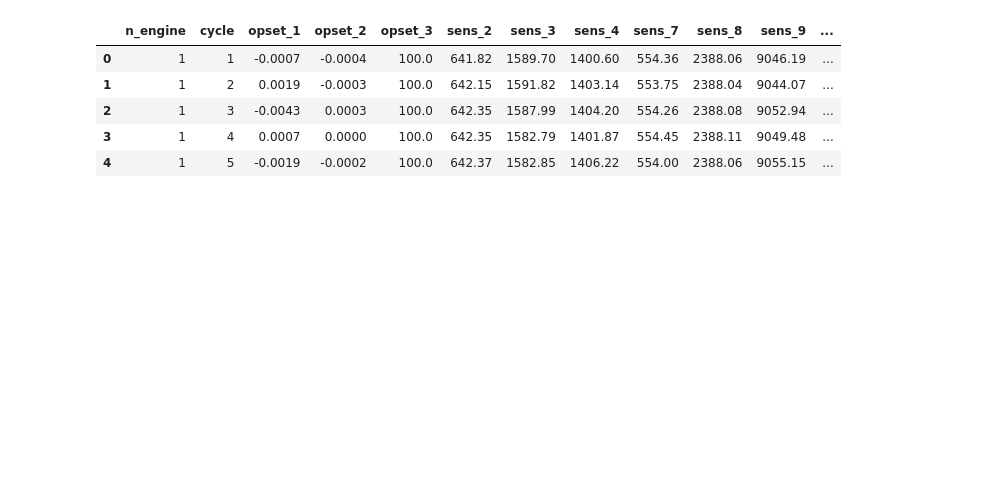
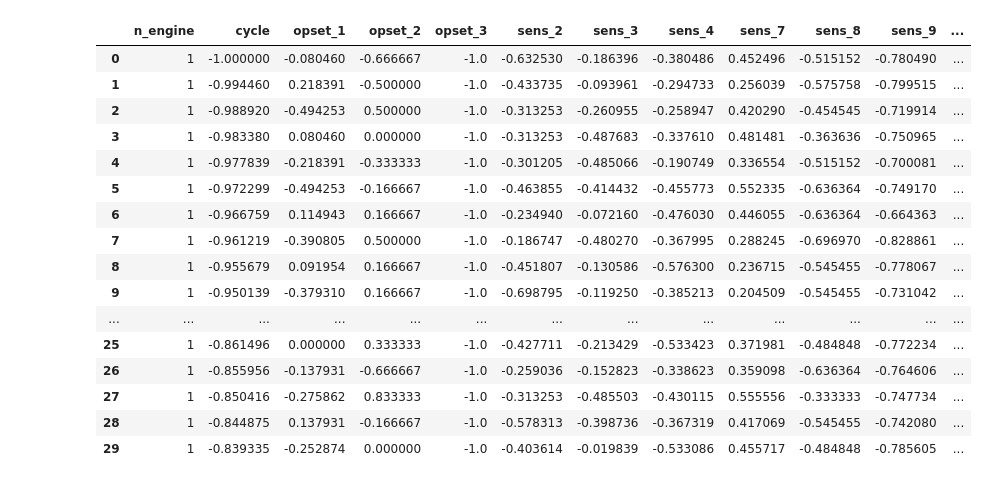
Before and after one commit to farayal/memoria_turbofan, a Jupyter notebook: turbofan.ipynb, the cells around one changed output. Saved outputs shown, nothing was run; the diff lists cells and outputs as text; code cells hidden in the pictures; blank space fills up the shorter version.

```diff
--- a/turbofan.ipynb
+++ b/turbofan.ipynb
@@ -16,7 +16,6 @@ df.columns = (["n_engine","cycle","opset_1","opset_2","opset_3",
 df = df.drop(['sens_1','sens_5','sens_6','sens_10','sens_16','sens_18','sens_19'],axis=1)
 # %%
 #Agregada variable RUL
-
 RUL_temp=np.zeros(0)
 for i in range(1,df['n_engine'].max() + 1):
     minus = np.linspace(1,df[df['n_engine']==i]['cycle'].max(),df[df['n_engine']==i]['cycle'].max())
@@ -24,13 +23,26 @@ for i in range(1,df['n_engine'].max() + 1):
     RUL_temp = np.append(RUL_temp,RUL_engine-minus)
 df['RUL'] = RUL_temp
 df['RUL'] = df['RUL'].astype(int)
+scaler = MinMaxScaler(feature_range=(-1,1))
+df[df.columns[1:19]]= scaler.fit_transform(df[df.columns[1:19]])
-# %%
-df.head()
-# %% [output]
-|  | n_engine | cycle | opset_1 | opset_2 | opset_3 | sens_2 | sens_3 | sens_4 | sens_7 | sens_8 | sens_9 | ... |
-| 0 | 1 | 1 | -0.0007 | -0.0004 | 100.0 | 641.82 | 1589.70 | 1400.60 | 554.36 | 2388.06 | 9046.19 | ... |
-| 1 | 1 | 2 | 0.0019 | -0.0003 | 100.0 | 642.15 | 1591.82 | 1403.14 | 553.75 | 2388.04 | 9044.07 | ... |
-| 2 | 1 | 3 | -0.0043 | 0.0003 | 100.0 | 642.35 | 1587.99 | 1404.20 | 554.26 | 2388.08 | 9052.94 | ... |
-| 3 | 1 | 4 | 0.0007 | 0.0000 | 100.0 | 642.35 | 1582.79 | 1401.87 | 554.45 | 2388.11 | 9049.48 | ... |
-| 4 | 1 | 5 | -0.0019 | -0.0002 | 100.0 | 642.37 | 1582.85 | 1406.22 | 554.00 | 2388.06 | 9055.15 | ... |
+# %%
+df.iloc[0:30][:]
+# %% [output]
+|  | n_engine | cycle | opset_1 | opset_2 | opset_3 | sens_2 | sens_3 | sens_4 | sens_7 | sens_8 | sens_9 | ... |
+| 0 | 1 | -1.000000 | -0.080460 | -0.666667 | -1.0 | -0.632530 | -0.186396 | -0.380486 | 0.452496 | -0.515152 | -0.780490 | ... |
+| 1 | 1 | -0.994460 | 0.218391 | -0.500000 | -1.0 | -0.433735 | -0.093961 | -0.294733 | 0.256039 | -0.575758 | -0.799515 | ... |
+| 2 | 1 | -0.988920 | -0.494253 | 0.500000 | -1.0 | -0.313253 | -0.260955 | -0.258947 | 0.420290 | -0.454545 | -0.719914 | ... |
+| 3 | 1 | -0.983380 | 0.080460 | 0.000000 | -1.0 | -0.313253 | -0.487683 | -0.337610 | 0.481481 | -0.363636 | -0.750965 | ... |
+| 4 | 1 | -0.977839 | -0.218391 | -0.333333 | -1.0 | -0.301205 | -0.485066 | -0.190749 | 0.336554 | -0.515152 | -0.700081 | ... |
+| 5 | 1 | -0.972299 | -0.494253 | -0.166667 | -1.0 | -0.463855 | -0.414432 | -0.455773 | 0.552335 | -0.636364 | -0.749170 | ... |
+| 6 | 1 | -0.966759 | 0.114943 | 0.166667 | -1.0 | -0.234940 | -0.072160 | -0.476030 | 0.446055 | -0.636364 | -0.664363 | ... |
+| 7 | 1 | -0.961219 | -0.390805 | 0.500000 | -1.0 | -0.186747 | -0.480270 | -0.367995 | 0.288245 | -0.696970 | -0.828861 | ... |
+| 8 | 1 | -0.955679 | 0.091954 | 0.166667 | -1.0 | -0.451807 | -0.130586 | -0.576300 | 0.236715 | -0.545455 | -0.778067 | ... |
+| 9 | 1 | -0.950139 | -0.379310 | 0.166667 | -1.0 | -0.698795 | -0.119250 | -0.385213 | 0.204509 | -0.545455 | -0.731042 | ... |
+| ... | ... | ... | ... | ... | ... | ... | ... | ... | ... | ... | ... | ... |
+| 25 | 1 | -0.861496 | 0.000000 | 0.333333 | -1.0 | -0.427711 | -0.213429 | -0.533423 | 0.371981 | -0.484848 | -0.772234 | ... |
+| 26 | 1 | -0.855956 | -0.137931 | -0.666667 | -1.0 | -0.259036 | -0.152823 | -0.338623 | 0.359098 | -0.636364 | -0.764606 | ... |
+| 27 | 1 | -0.850416 | -0.275862 | 0.833333 | -1.0 | -0.313253 | -0.485503 | -0.430115 | 0.555556 | -0.333333 | -0.747734 | ... |
+| 28 | 1 | -0.844875 | 0.137931 | -0.166667 | -1.0 | -0.578313 | -0.398736 | -0.367319 | 0.417069 | -0.545455 | -0.742080 | ... |
+| 29 | 1 | -0.839335 | -0.252874 | 0.000000 | -1.0 | -0.403614 | -0.019839 | -0.533086 | 0.455717 | -0.484848 | -0.785605 | ... |
 # %%
```
Also changed, not shown: parts of 29 cells of this notebook.
